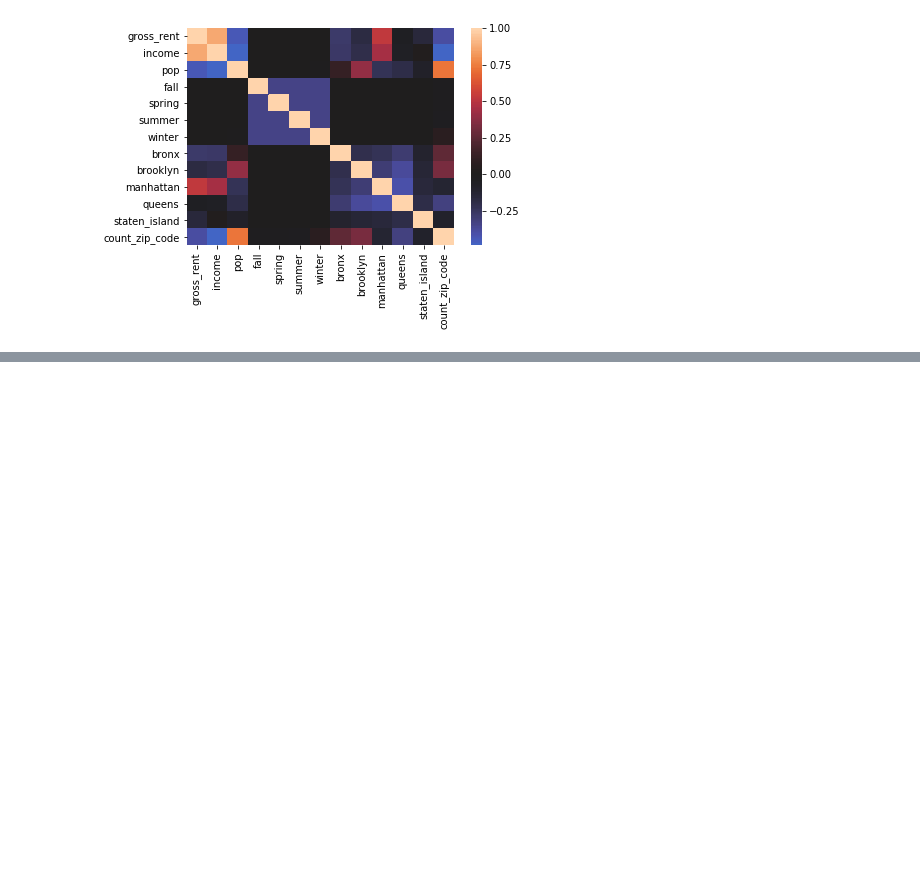
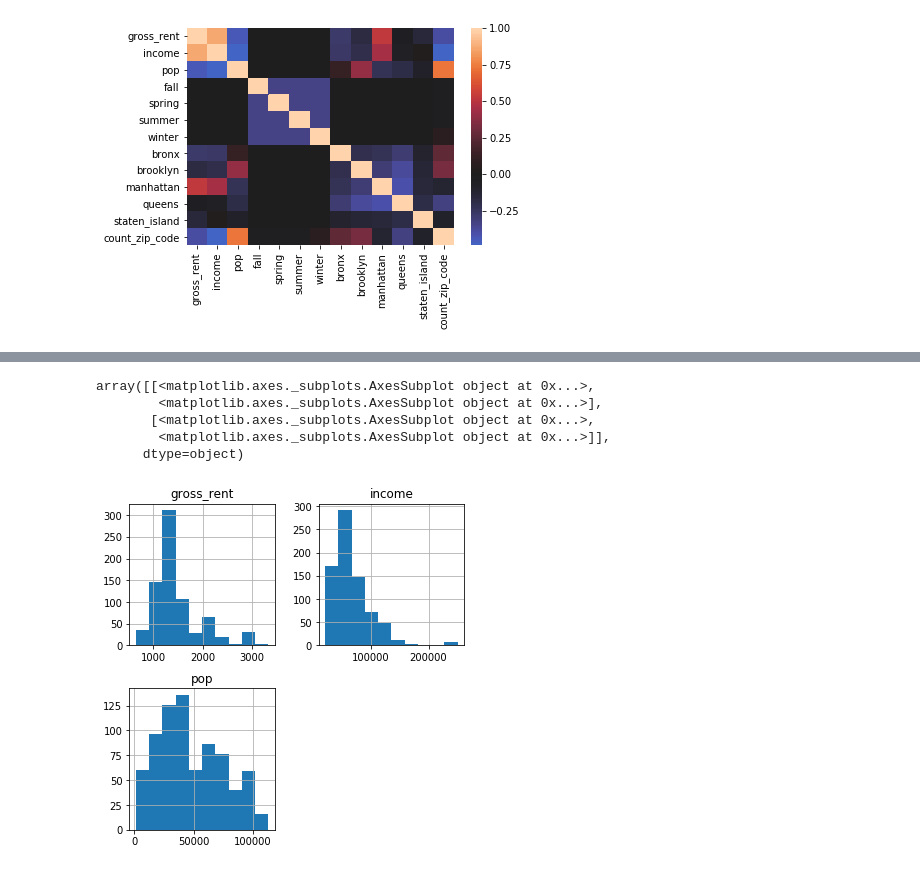
Before and after one commit to kahartman2/Project_NYC_311, a Jupyter notebook: regression_analysis.ipynb, the cells around one changed output, grey strips where cells are left out. Saved outputs shown, nothing was run; the diff lists cells and outputs as text; code cells hidden in the pictures; blank space fills up the shorter version.

Commit message:
eda scatterplots

```diff
--- a/regression_analysis.ipynb
+++ b/regression_analysis.ipynb
@@ -120,3 +124,5 @@ Warnings:
 [1] Standard Errors assume that the covariance matrix of the errors is correctly specified.
 [2] The smallest eigenvalue is 5.49e-30. This might indicate that there are
 strong multicollinearity problems or that the design matrix is singular.
+# %%
+data = df
@@ -122,0 +138,9 @@ strong multicollinearity problems or that the design matrix is singular.
+# %%
+data[['created_date', 'gross_rent', 'income', 'pop', ]].hist(figsize  = [6, 6])
+# %% [output]
+array([[<matplotlib.axes._subplots.AxesSubplot object at 0x...>,
+        <matplotlib.axes._subplots.AxesSubplot object at 0x...>],
+       [<matplotlib.axes._subplots.AxesSubplot object at 0x...>,
+        <matplotlib.axes._subplots.AxesSubplot object at 0x...>]],
+      dtype=object)
+[figure, added]
```
Also changed, not shown: parts of 16 cells of this notebook.
